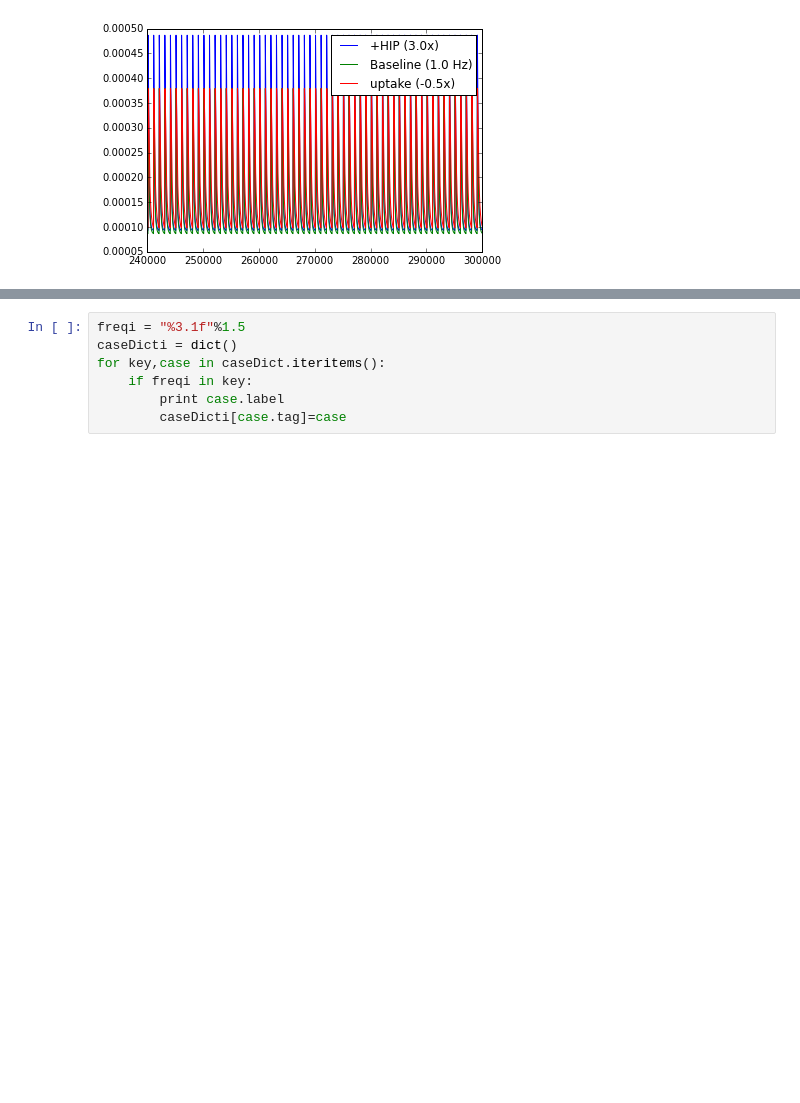
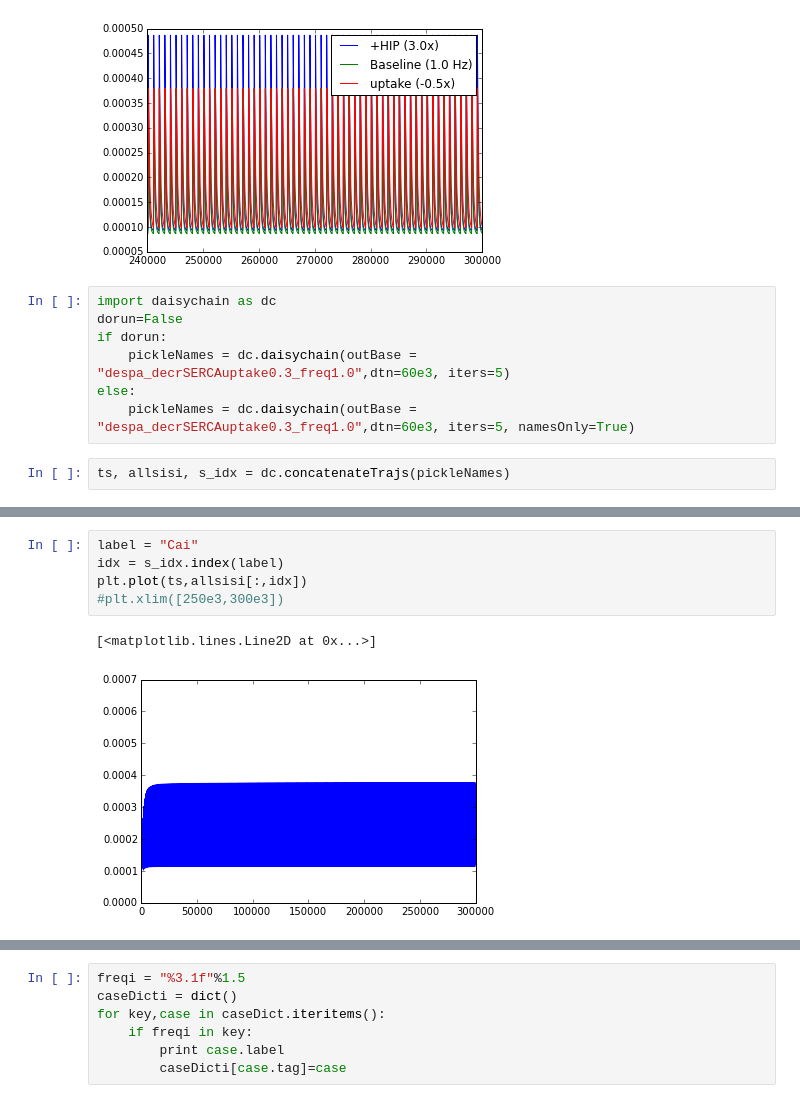
Before and after one commit to huskeypm/wholecell, a Jupyter notebook: despaSweep-paper.ipynb, the cells around one changed output, grey strips where cells are left out. Cells and saved outputs as stored; diff of their text form; blank space fills up the shorter version.

Commit message:
Changes to despaSweep-paper.

```diff
--- a/despaSweep-paper.ipynb
+++ b/despaSweep-paper.ipynb
@@ -596,3 +592,12 @@ Baseline (1.0 Hz)
 decrSERCAuptake0.5_freq1.0
 uptake (-0.5x)
 [figure]
+# %%
+import daisychain as dc
+dorun=False
+if dorun:
+    pickleNames = dc.daisychain(outBase = "despa_decrSERCAuptake0.3_freq1.0",dtn=60e3, iters=5)
+else:
+    pickleNames = dc.daisychain(outBase = "despa_decrSERCAuptake0.3_freq1.0",dtn=60e3, iters=5, namesOnly=True)
+# %%
+ts, allsisi, s_idx = dc.concatenateTrajs(pickleNames)
@@ -598,0 +615,8 @@ uptake (-0.5x)
+# %%
+label = "Cai"
+idx = s_idx.index(label)
+plt.plot(ts,allsisi[:,idx])
+#plt.xlim([250e3,300e3])
+# %% [output]
+[<matplotlib.lines.Line2D at 0x...>]
+[figure, added]
```
Also changed, not shown: parts of 5 cells of this notebook.
